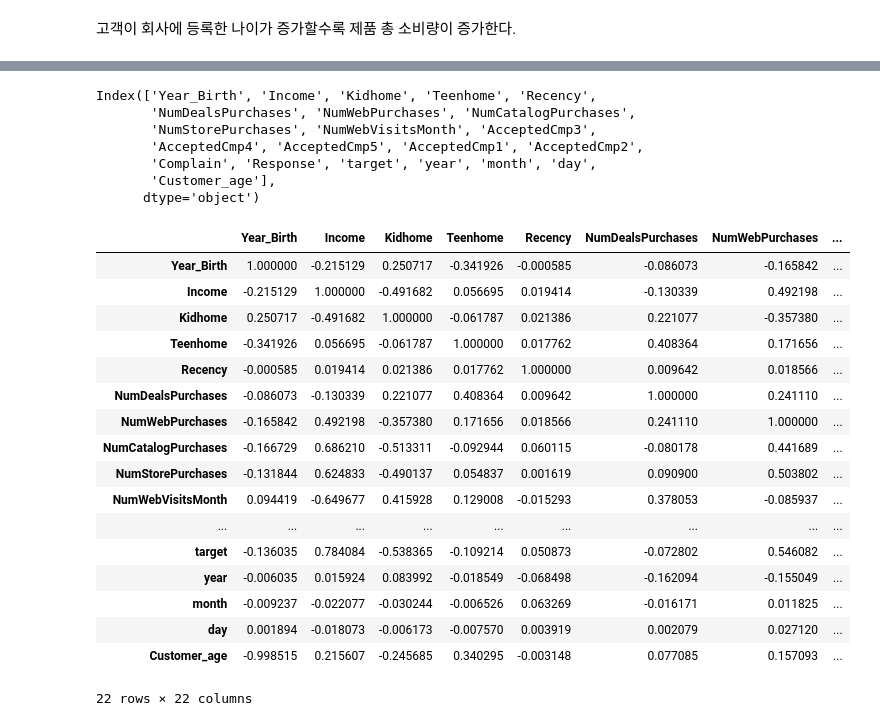
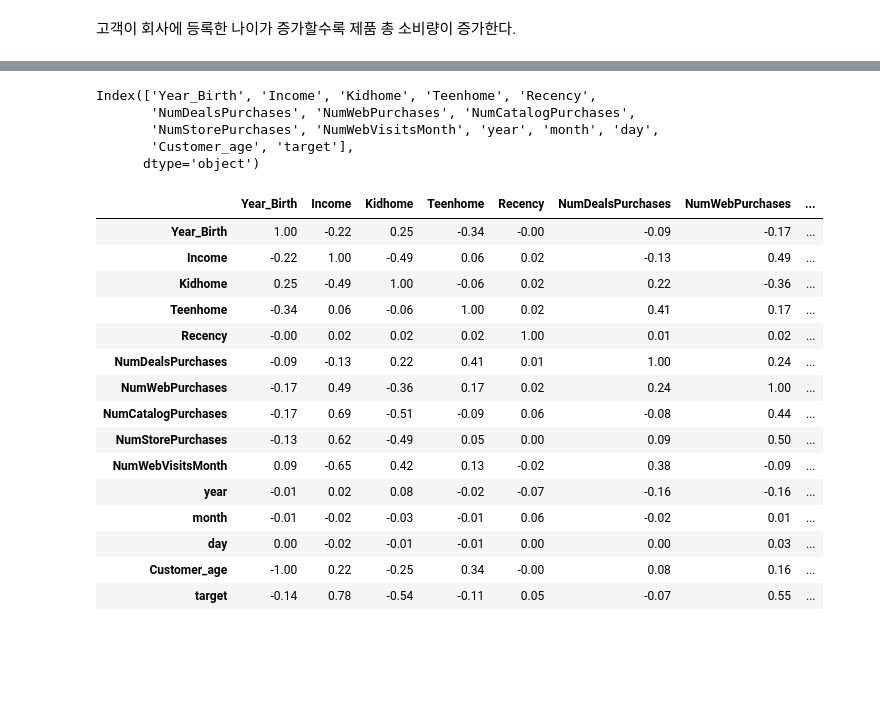
Before and after one commit to Park-Young-Bin/Python_Projects, a Jupyter notebook: 데이콘/[데이콘] 소비자 데이터 기반 소비 예측 경진대회.ipynb, the cells around one changed output, grey strips where cells are left out. Saved outputs shown, nothing was run; the diff lists cells and outputs as text; code cells hidden in the pictures; blank space fills up the shorter version.

```diff
--- a/데이콘/[데이콘] 소비자 데이터 기반 소비 예측 경진대회.ipynb
+++ b/데이콘/[데이콘] 소비자 데이터 기반 소비 예측 경진대회.ipynb
@@ -291,33 +307,31 @@ train.head(3)
 # %%
-train_number = train.select_dtypes(np.number) #상관분석은 숫자로 계산할 수 있으므로 데이터에서 숫자로 이루어진 컬럼만을 뽑는다.
+train_number = train[['Year_Birth', 'Income', 'Kidhome', 'Teenhome', 'Recency',
+       'NumDealsPurchases', 'NumWebPurchases', 'NumCatalogPurchases',
+       'NumStorePurchases', 'NumWebVisitsMonth', 'year', 'month', 'day', 'Customer_age', 'target']]
 train_number.columns
 # %% [output]
 Index(['Year_Birth', 'Income', 'Kidhome', 'Teenhome', 'Recency',
        'NumDealsPurchases', 'NumWebPurchases', 'NumCatalogPurchases',
-       'NumStorePurchases', 'NumWebVisitsMonth', 'AcceptedCmp3',
-       'AcceptedCmp4', 'AcceptedCmp5', 'AcceptedCmp1', 'AcceptedCmp2',
-       'Complain', 'Response', 'target', 'year', 'month', 'day',
-       'Customer_age'],
+       'NumStorePurchases', 'NumWebVisitsMonth', 'year', 'month', 'day',
+       'Customer_age', 'target'],
       dtype='object')
 # %%
-corr = train_number.corr()
+corr = train_number.corr().round(2)
 corr
 # %% [output]
 |  | Year_Birth | Income | Kidhome | Teenhome | Recency | NumDealsPurchases | NumWebPurchases | ... |
-| Year_Birth | 1.000000 | -0.215129 | 0.250717 | -0.341926 | -0.000585 | -0.086073 | -0.165842 | ... |
-| Income | -0.215129 | 1.000000 | -0.491682 | 0.056695 | 0.019414 | -0.130339 | 0.492198 | ... |
-| Kidhome | 0.250717 | -0.491682 | 1.000000 | -0.061787 | 0.021386 | 0.221077 | -0.357380 | ... |
-| Teenhome | -0.341926 | 0.056695 | -0.061787 | 1.000000 | 0.017762 | 0.408364 | 0.171656 | ... |
-| Recency | -0.000585 | 0.019414 | 0.021386 | 0.017762 | 1.000000 | 0.009642 | 0.018566 | ... |
-| NumDealsPurchases | -0.086073 | -0.130339 | 0.221077 | 0.408364 | 0.009642 | 1.000000 | 0.241110 | ... |
-| NumWebPurchases | -0.165842 | 0.492198 | -0.357380 | 0.171656 | 0.018566 | 0.241110 | 1.000000 | ... |
-| NumCatalogPurchases | -0.166729 | 0.686210 | -0.513311 | -0.092944 | 0.060115 | -0.080178 | 0.441689 | ... |
-| NumStorePurchases | -0.131844 | 0.624833 | -0.490137 | 0.054837 | 0.001619 | 0.090900 | 0.503802 | ... |
-| NumWebVisitsMonth | 0.094419 | -0.649677 | 0.415928 | 0.129008 | -0.015293 | 0.378053 | -0.085937 | ... |
-| ... | ... | ... | ... | ... | ... | ... | ... | ... |
-| target | -0.136035 | 0.784084 | -0.538365 | -0.109214 | 0.050873 | -0.072802 | 0.546082 | ... |
-| year | -0.006035 | 0.015924 | 0.083992 | -0.018549 | -0.068498 | -0.162094 | -0.155049 | ... |
-| month | -0.009237 | -0.022077 | -0.030244 | -0.006526 | 0.063269 | -0.016171 | 0.011825 | ... |
-| day | 0.001894 | -0.018073 | -0.006173 | -0.007570 | 0.003919 | 0.002079 | 0.027120 | ... |
-| Customer_age | -0.998515 | 0.215607 | -0.245685 | 0.340295 | -0.003148 | 0.077085 | 0.157093 | ... |
+| Year_Birth | 1.00 | -0.22 | 0.25 | -0.34 | -0.00 | -0.09 | -0.17 | ... |
+| Income | -0.22 | 1.00 | -0.49 | 0.06 | 0.02 | -0.13 | 0.49 | ... |
+| Kidhome | 0.25 | -0.49 | 1.00 | -0.06 | 0.02 | 0.22 | -0.36 | ... |
+| Teenhome | -0.34 | 0.06 | -0.06 | 1.00 | 0.02 | 0.41 | 0.17 | ... |
+| Recency | -0.00 | 0.02 | 0.02 | 0.02 | 1.00 | 0.01 | 0.02 | ... |
+| NumDealsPurchases | -0.09 | -0.13 | 0.22 | 0.41 | 0.01 | 1.00 | 0.24 | ... |
+| NumWebPurchases | -0.17 | 0.49 | -0.36 | 0.17 | 0.02 | 0.24 | 1.00 | ... |
+| NumCatalogPurchases | -0.17 | 0.69 | -0.51 | -0.09 | 0.06 | -0.08 | 0.44 | ... |
+| NumStorePurchases | -0.13 | 0.62 | -0.49 | 0.05 | 0.00 | 0.09 | 0.50 | ... |
+| NumWebVisitsMonth | 0.09 | -0.65 | 0.42 | 0.13 | -0.02 | 0.38 | -0.09 | ... |
+| year | -0.01 | 0.02 | 0.08 | -0.02 | -0.07 | -0.16 | -0.16 | ... |
+| month | -0.01 | -0.02 | -0.03 | -0.01 | 0.06 | -0.02 | 0.01 | ... |
+| day | 0.00 | -0.02 | -0.01 | -0.01 | 0.00 | 0.00 | 0.03 | ... |
+| Customer_age | -1.00 | 0.22 | -0.25 | 0.34 | -0.00 | 0.08 | 0.16 | ... |
+| target | -0.14 | 0.78 | -0.54 | -0.11 | 0.05 | -0.07 | 0.55 | ... |
-22 rows × 22 columns
```
Also changed, not shown: parts of 13 cells of this notebook.
